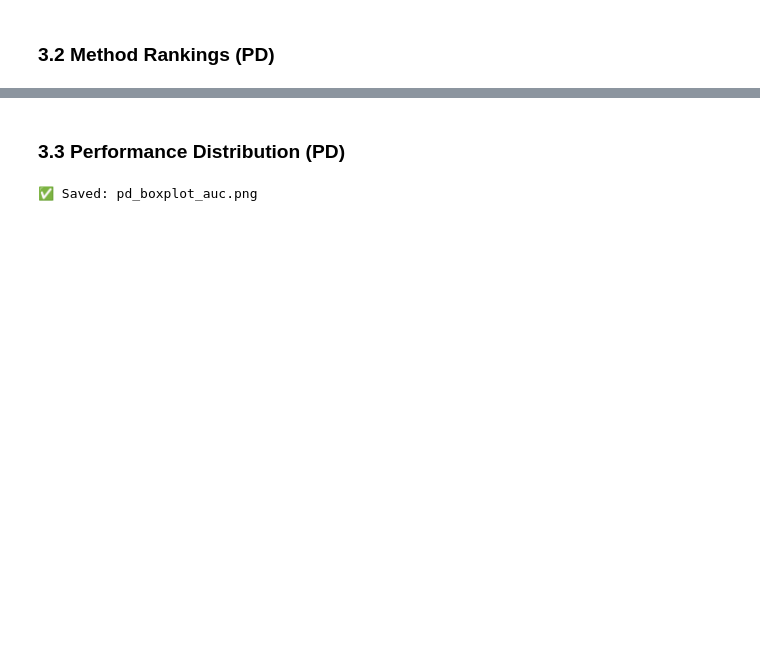
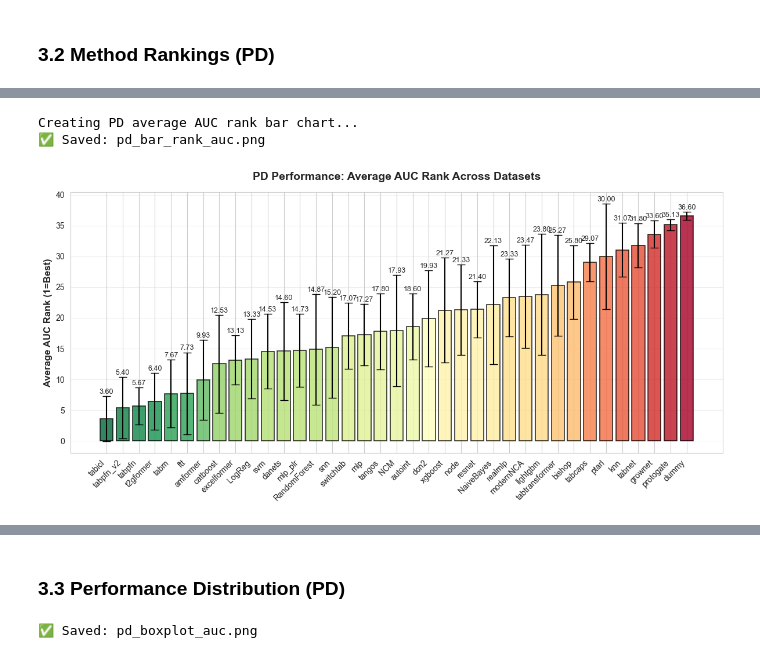
Before and after one commit to andreasgoethals/TabPFNCredit, a Jupyter notebook: scripts/Experiment0/Post_Analysis.ipynb, the cells around one changed output, grey strips where cells are left out. Drawn from its saved outputs; the diff is of its cells as text; code cells hidden in the pictures; blank space fills up the shorter version.

```diff
--- a/scripts/Experiment0/Post_Analysis.ipynb
+++ b/scripts/Experiment0/Post_Analysis.ipynb
@@ -321,0 +403,73 @@ plt.show()
+# %%
+def plot_average_rank(df, metric, task_name, figsize=(12, 6)):
+    """
+    Create a bar chart showing average RANK across datasets.
+
+    Lower rank = better performance (Rank 1 = best)
+    """
+    mean_col = f'{metric}_mean'
+
+    if mean_col not in df.columns:
+        print(f"⚠️  Metric '{metric}' not found")
+        return None
+
+    # Create pivot table (datasets × methods)
+    pivot = df.pivot(index='dataset', columns='method', values=mean_col)
+
+    # Calculate ranks per dataset (row-wise)
+    # rank(ascending=False) means higher values get lower ranks (1 = best)
+    pivot_ranks = pivot.rank(axis=1, ascending=False, method='min')
+
+    # Calculate average rank across datasets
+    method_avg_rank = pivot_ranks.mean(axis=0).sort_values(ascending=True)  # Lower is better
+    method_std_rank = pivot_ranks.std(axis=0)
+
+    fig, ax = plt.subplots(figsize=figsize)
+
+    x = np.arange(len(method_avg_rank))
+    bars = ax.bar(x, method_avg_rank.values,
+                   yerr=method_std_rank.loc[method_avg_rank.index].values,
+                   capsize=5, alpha=0.8, edgecolor='black', linewidth=1.2)
+
+    # Color bars by rank (REVERSED: green=low rank=good, red=high rank=bad)
+    norm = plt.Normalize(vmin=method_avg_rank.min(), vmax=method_avg_rank.max())
+    colors = plt.cm.RdYlGn_r(norm(method_avg_rank.values))  # _r = reversed
+    for bar, color in zip(bars, colors):
+        bar.set_facecolor(color)
+
+    ax.set_xticks(x)
+    ax.set_xticklabels(method_avg_rank.index, rotation=45, ha='right')
+    ax.set_ylabel(f'Average {metric} Rank (1=Best)', fontsize=12, fontweight='bold')
+    ax.set_title(f'{task_name} Performance: Average {metric} Rank Across Datasets',
+                 fontsize=14, fontweight='bold', pad=15)
+    ax.grid(axis='y', alpha=0.3)
+
+    # Invert y-axis so rank 1 appears at top visually (optional)
+    # ax.invert_yaxis()  # Uncomment if you want rank 1 at the top
+
+    # Add value labels on bars
+    for i, (val, std) in enumerate(zip(method_avg_rank.values,
+                                       method_std_rank.loc[method_avg_rank.index].values)):
+        ax.text(i, val + std + 0.1, f'{val:.2f}', ha='center', va='bottom', fontsize=9)
+
+    plt.tight_layout()
+
+    filename = FIGURES_DIR / f"{task_name.lower()}_bar_rank_{metric.lower()}.png"
+    plt.savefig(filename, dpi=300, bbox_inches='tight')
+    print(f"✅ Saved: {filename.name}")
+
+    return fig, method_avg_rank
+
+
+# PD: Average AUC Rank
+print("Creating PD average AUC rank bar chart...")
+fig_pd_rank, ranks_pd = plot_average_rank(pd_agg, 'AUC', 'PD')
+plt.show()
+
+# Print the actual ranks
+print("\nAverage AUC Ranks:")
+print(ranks_pd)
+# %% [output]
+Creating PD average AUC rank bar chart...
+✅ Saved: pd_bar_rank_auc.png
+[figure, added]
```
Also changed, not shown: parts of 26 cells of this notebook, 9 other files.
